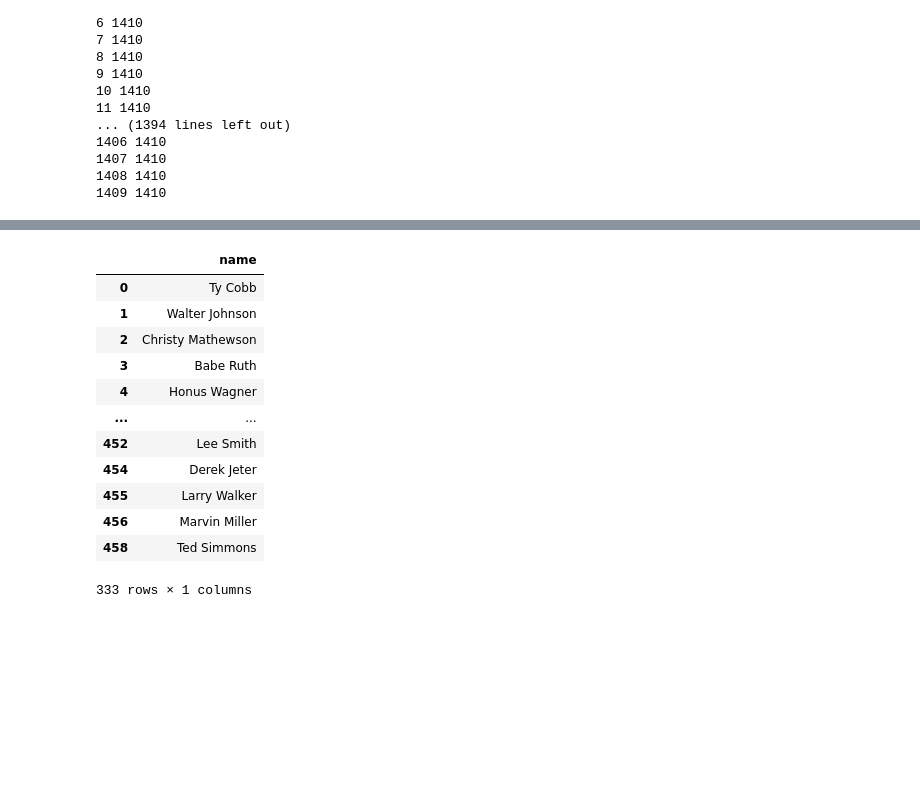
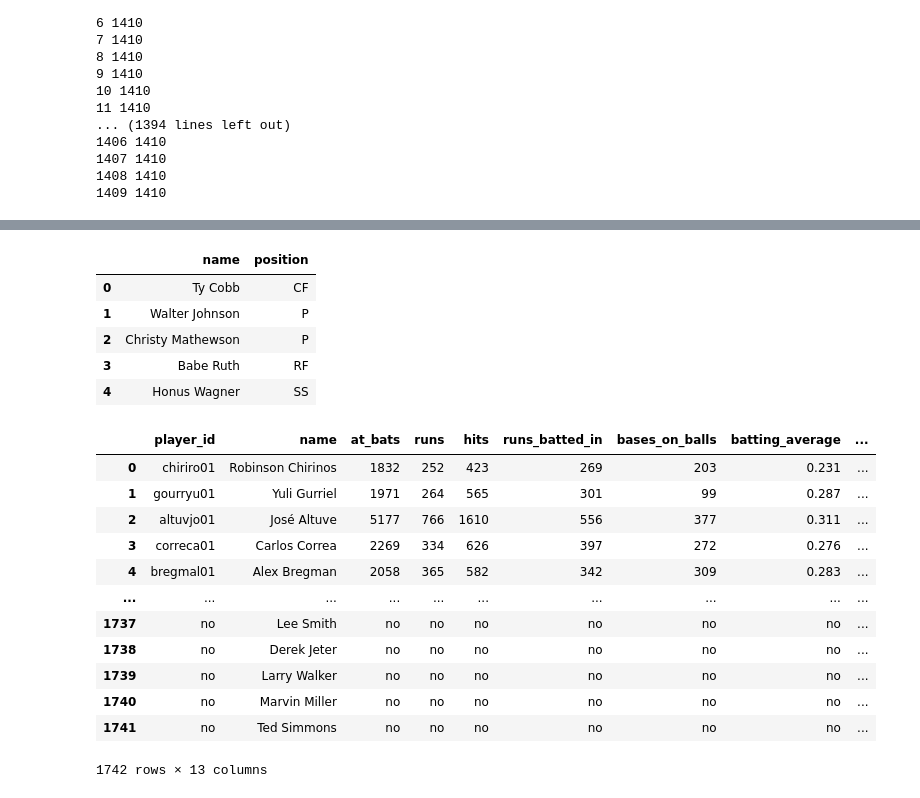
Before and after one commit to rteves0914/sportsReference_ML, a Jupyter notebook: main.ipynb, the cells around one changed output, grey strips where cells are left out. Saved outputs shown, nothing was run; the diff lists cells and outputs as text; code cells hidden in the pictures; blank space fills up the shorter version.

```diff
--- a/main.ipynb
+++ b/main.ipynb
@@ -144,23 +92,32 @@ hall_of_fame_df
 # %%
-# clean the csv file to show only the names of the hall of famers
+# clean the csv file to show only the names of the hall of famers and status
 hall_of_fame_df = hall_of_fame_df.dropna()
-hof_df = hall_of_fame_df.rename(columns={"Name":"name"})
-hof_cleaned = hof_df[["name"]]
-hof_cleaned
+hof_df = hall_of_fame_df.rename(columns={"Name":"name", "Primary position": "position"})
+hof_cleaned = hof_df[["name", "position"]]
+hof_cleaned.head()
 # %% [output]
-|  | name |
-| 0 | Ty Cobb |
-| 1 | Walter Johnson |
-| 2 | Christy Mathewson |
-| 3 | Babe Ruth |
-| 4 | Honus Wagner |
-| ... | ... |
-| 452 | Lee Smith |
-| 454 | Derek Jeter |
-| 455 | Larry Walker |
-| 456 | Marvin Miller |
-| 458 | Ted Simmons |
+|  | name | position |
+| 0 | Ty Cobb | CF |
+| 1 | Walter Johnson | P |
+| 2 | Christy Mathewson | P |
+| 3 | Babe Ruth | RF |
+| 4 | Honus Wagner | SS |
-333 rows × 1 columns
 # %%
 # join the no_duplicates_df with hof_cleaned to show career stats and hall of fame status
-merge_df = no_duplicates.merge(hall_of_fame_df, on='name', how='inner')
+merge_df = mlb_history_df.merge(hof_cleaned, on='name', how='outer')
+final_df = merge_df.fillna('no').rename(columns={"position": "hall_of_fame"})
+final_df
+# %% [output]
+|  | player_id | name | at_bats | runs | hits | runs_batted_in | bases_on_balls | batting_average | ... |
+| 0 | chiriro01 | Robinson Chirinos | 1832 | 252 | 423 | 269 | 203 | 0.231 | ... |
+| 1 | gourryu01 | Yuli Gurriel | 1971 | 264 | 565 | 301 | 99 | 0.287 | ... |
+| 2 | altuvjo01 | José Altuve | 5177 | 766 | 1610 | 556 | 377 | 0.311 | ... |
+| 3 | correca01 | Carlos Correa | 2269 | 334 | 626 | 397 | 272 | 0.276 | ... |
+| 4 | bregmal01 | Alex Bregman | 2058 | 365 | 582 | 342 | 309 | 0.283 | ... |
+| ... | ... | ... | ... | ... | ... | ... | ... | ... | ... |
+| 1737 | no | Lee Smith | no | no | no | no | no | no | ... |
+| 1738 | no | Derek Jeter | no | no | no | no | no | no | ... |
+| 1739 | no | Larry Walker | no | no | no | no | no | no | ... |
+| 1740 | no | Marvin Miller | no | no | no | no | no | no | ... |
+| 1741 | no | Ted Simmons | no | no | no | no | no | no | ... |
+1742 rows × 13 columns
```
Also changed, not shown: parts of 7 cells of this notebook, 1 other file.
